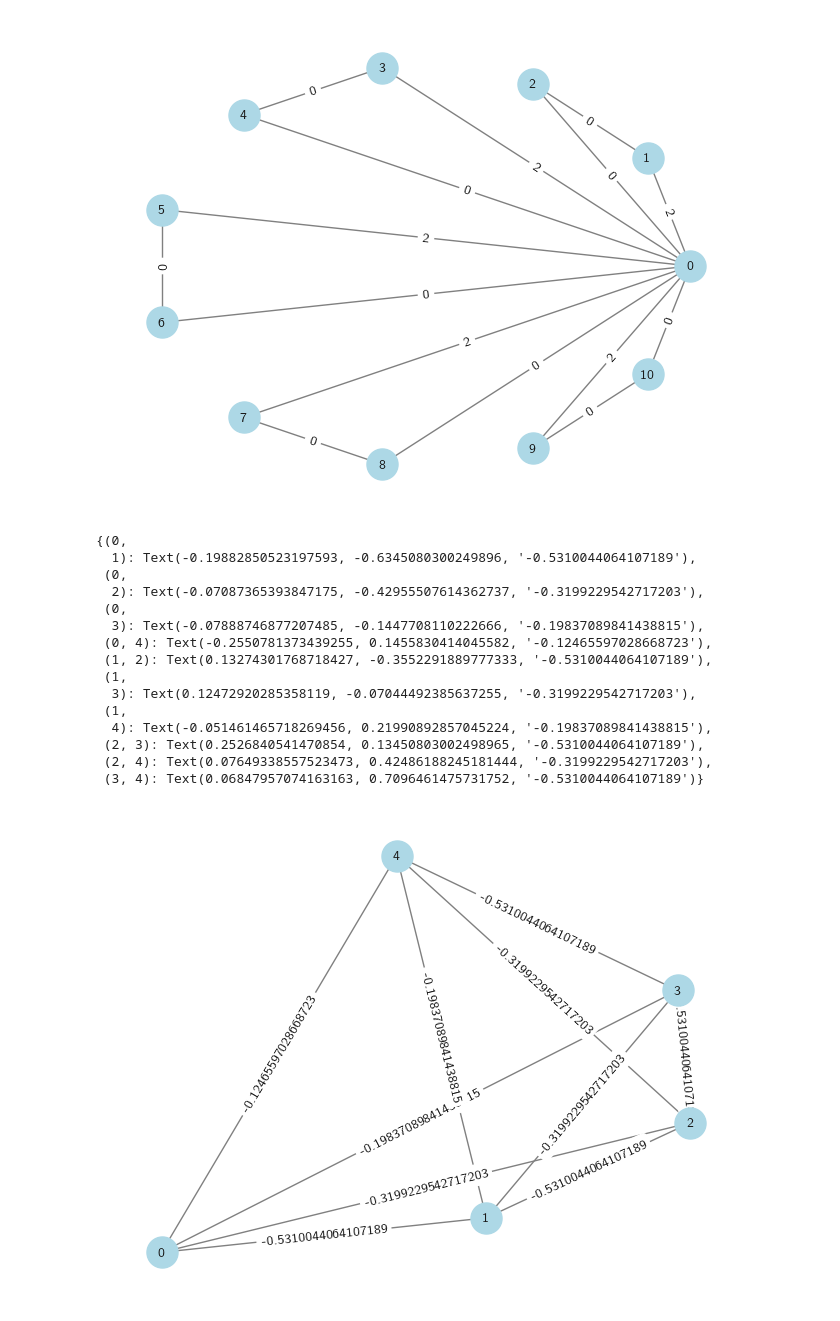
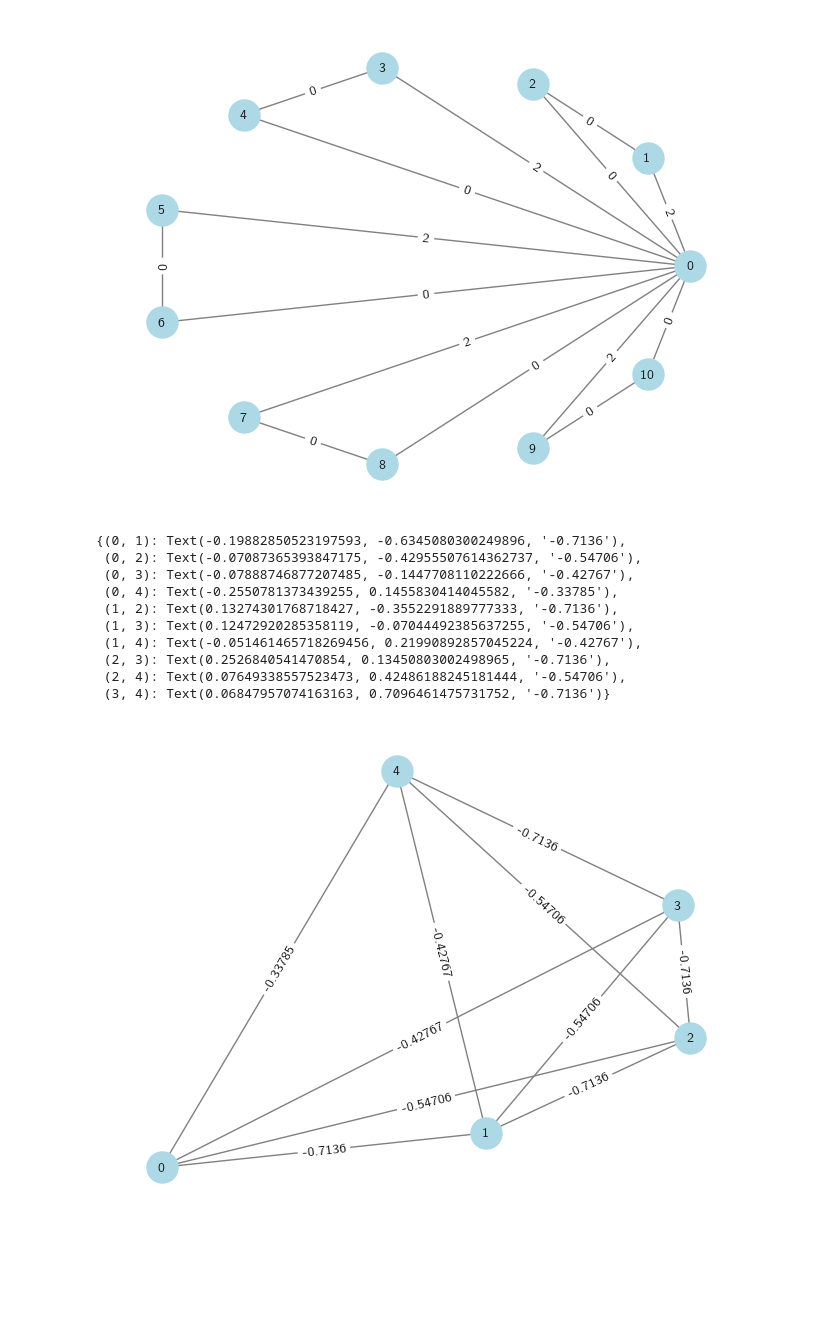
Before and after one commit to lukas681/Optimal-Private-Spanning-Trees, a Jupyter notebook: Notebooks/experiments.ipynb, the cells around one changed output. Drawn from its saved outputs; the diff is of its cells as text; code cells hidden in the pictures; blank space fills up the shorter version.

Commit message:
Some minor formatting things

```diff
--- a/Notebooks/experiments.ipynb
+++ b/Notebooks/experiments.ipynb
@@ -117,7 +85,6 @@ else: # rerunning the experiment.
     results_complete = mst_util.compute_different_densities_approximate_dp(n, edge_probabilities, sensitivity=sensitivity, maximum_edge_weight=maximum_edge_weight, rho=rho, number_of_runs=runs)
     df = pd.DataFrame(results_complete)
 
-sns.set_style("ticks")
 mst_vis.init_plot_densities(df=df, meta_params={'n': n,
                                                 'max_edge_weight': maximum_edge_weight,
                                                 'edge_probabilities': edge_probabilities,
@@ -274,35 +287,30 @@ plt.show()
 # %% [output]
 [figure]
 # %%
+# TODO Remove
 # Visualization MI Cell
-
-G2 = mst_util.generate_mi_instance(5, 0.1
-                                   )
+G2 = mst_util.generate_mi_instance(5, 0.1, round_to=5)
 pos = nx.spiral_layout(G2)
 
 # Draw the graph
 nx.draw(G2, pos, with_labels=True, node_color='lightblue', node_size=500, font_size=10, font_weight='bold', edge_color='gray')
+# Add positions for nodes in TikZ-compatible format
 
-# Extract edge weights and display them
 edge_labels = nx.get_edge_attributes(G2, 'weight')
 nx.draw_networkx_edge_labels(G2, pos, edge_labels=edge_labels, font_size=10)
+#nx.write_latex(G2, "save/graph-example.tikz")
 # %% [output]
-{(0,
-  1): Text(-0.19882850523197593, -0.6345080300249896, '-0.5310044064107189'),
- (0,
-  2): Text(-0.07087365393847175, -0.42955507614362737, '-0.3199229542717203'),
- (0,
-  3): Text(-0.07888746877207485, -0.1447708110222666, '-0.19837089841438815'),
- (0, 4): Text(-0.2550781373439255, 0.1455830414045582, '-0.12465597028668723'),
- (1, 2): Text(0.13274301768718427, -0.3552291889777333, '-0.5310044064107189'),
- (1,
-  3): Text(0.12472920285358119, -0.07044492385637255, '-0.3199229542717203'),
- (1,
-  4): Text(-0.051461465718269456, 0.21990892857045224, '-0.19837089841438815'),
- (2, 3): Text(0.2526840541470854, 0.13450803002498965, '-0.5310044064107189'),
- (2, 4): Text(0.07649338557523473, 0.42486188245181444, '-0.3199229542717203'),
- (3, 4): Text(0.06847957074163163, 0.7096461475731752, '-0.5310044064107189')}
+{(0, 1): Text(-0.19882850523197593, -0.6345080300249896, '-0.7136'),
+ (0, 2): Text(-0.07087365393847175, -0.42955507614362737, '-0.54706'),
+ (0, 3): Text(-0.07888746877207485, -0.1447708110222666, '-0.42767'),
+ (0, 4): Text(-0.2550781373439255, 0.1455830414045582, '-0.33785'),
+ (1, 2): Text(0.13274301768718427, -0.3552291889777333, '-0.7136'),
+ (1, 3): Text(0.12472920285358119, -0.07044492385637255, '-0.54706'),
+ (1, 4): Text(-0.051461465718269456, 0.21990892857045224, '-0.42767'),
+ (2, 3): Text(0.2526840541470854, 0.13450803002498965, '-0.7136'),
+ (2, 4): Text(0.07649338557523473, 0.42486188245181444, '-0.54706'),
+ (3, 4): Text(0.06847957074163163, 0.7096461475731752, '-0.7136')}
-[figure, old version]
+[figure, new version]
 # %%
 G3 = mst_util.generate_random_erdos_reny_graph(1000, 0.0001, 100, False)
 
```
Also changed, not shown: parts of 11 cells of this notebook, 2 other files.
